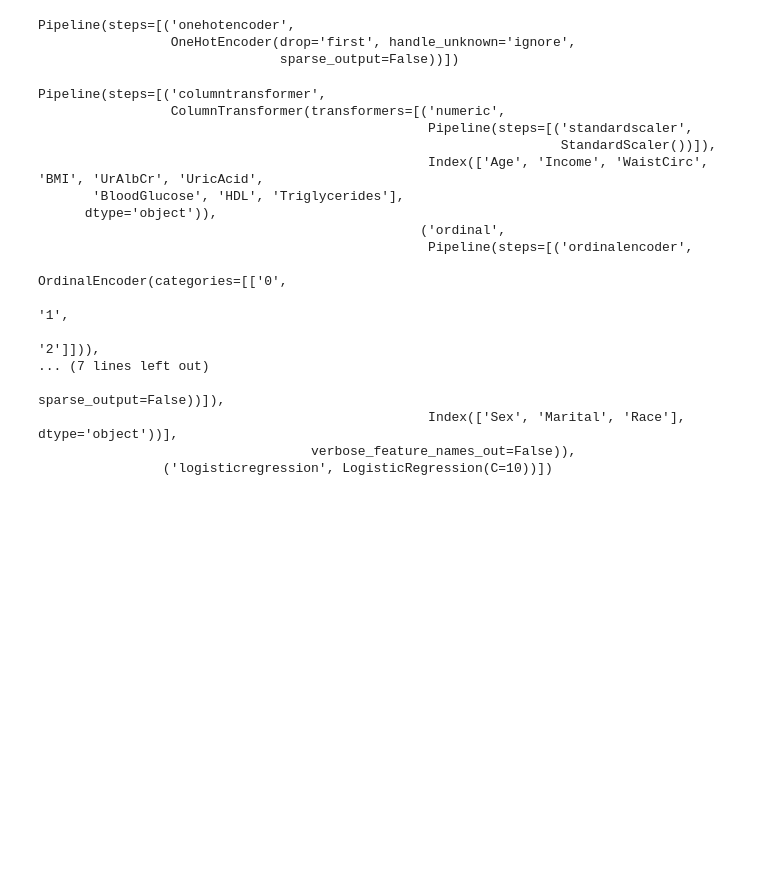
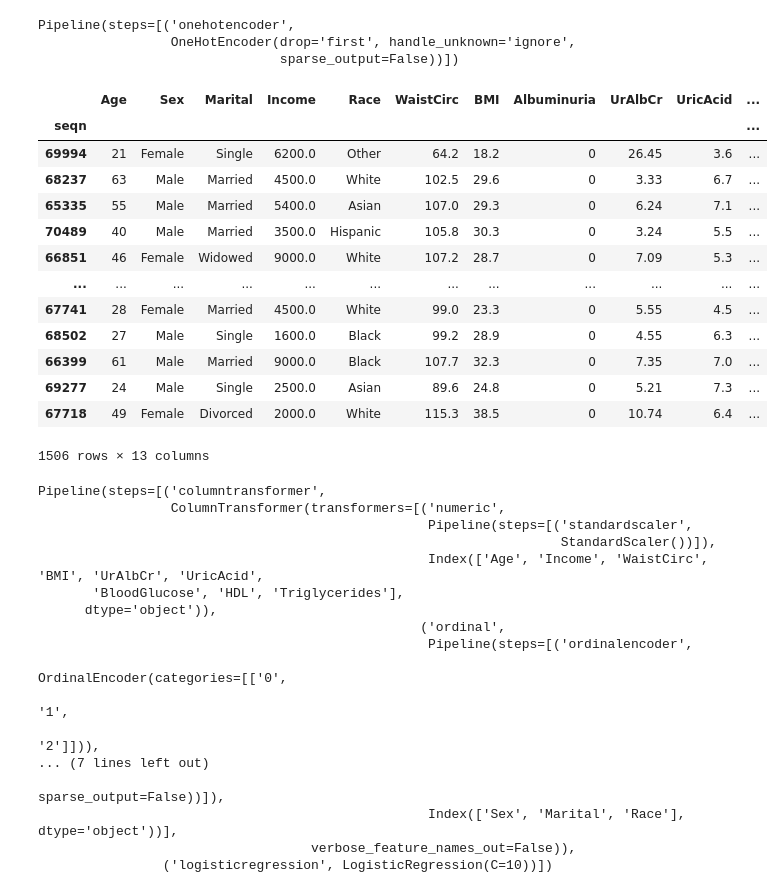
Before and after one commit to mahmoudarekat/MetabolicSyndrome, a Jupyter notebook: MetabolicSyndrome.ipynb, the cells around one changed output. Drawn from its saved outputs; the diff is of its cells as text; code cells hidden in the pictures; blank space fills up the shorter version.

```diff
--- a/MetabolicSyndrome.ipynb
+++ b/MetabolicSyndrome.ipynb
@@ -287,6 +304,23 @@ ohe_tuple=('categorical', ohe_pipe, ohe_cols)
 # %%
 col_transformer = ColumnTransformer([num_tuple, ord_tuple, ohe_tuple],
                                     verbose_feature_names_out=False)
+# %%
+X_train
+# %% [output]
+|  | Age | Sex | Marital | Income | Race | WaistCirc | BMI | Albuminuria | UrAlbCr | UricAcid | ... |
+| seqn |  |  |  |  |  |  |  |  |  |  | ... |
+| 69994 | 21 | Female | Single | 6200.0 | Other | 64.2 | 18.2 | 0 | 26.45 | 3.6 | ... |
+| 68237 | 63 | Male | Married | 4500.0 | White | 102.5 | 29.6 | 0 | 3.33 | 6.7 | ... |
+| 65335 | 55 | Male | Married | 5400.0 | Asian | 107.0 | 29.3 | 0 | 6.24 | 7.1 | ... |
+| 70489 | 40 | Male | Married | 3500.0 | Hispanic | 105.8 | 30.3 | 0 | 3.24 | 5.5 | ... |
+| 66851 | 46 | Female | Widowed | 9000.0 | White | 107.2 | 28.7 | 0 | 7.09 | 5.3 | ... |
+| ... | ... | ... | ... | ... | ... | ... | ... | ... | ... | ... | ... |
+| 67741 | 28 | Female | Married | 4500.0 | White | 99.0 | 23.3 | 0 | 5.55 | 4.5 | ... |
+| 68502 | 27 | Male | Single | 1600.0 | Black | 99.2 | 28.9 | 0 | 4.55 | 6.3 | ... |
+| 66399 | 61 | Male | Married | 9000.0 | Black | 107.7 | 32.3 | 0 | 7.35 | 7.0 | ... |
+| 69277 | 24 | Male | Single | 2500.0 | Asian | 89.6 | 24.8 | 0 | 5.21 | 7.3 | ... |
+| 67718 | 49 | Female | Divorced | 2000.0 | White | 115.3 | 38.5 | 0 | 10.74 | 6.4 | ... |
+1506 rows × 13 columns
 # %%
 logreg=LogisticRegression(C=10)
 scaler=StandardScaler()
```
Also changed, not shown: parts of 28 cells of this notebook.
